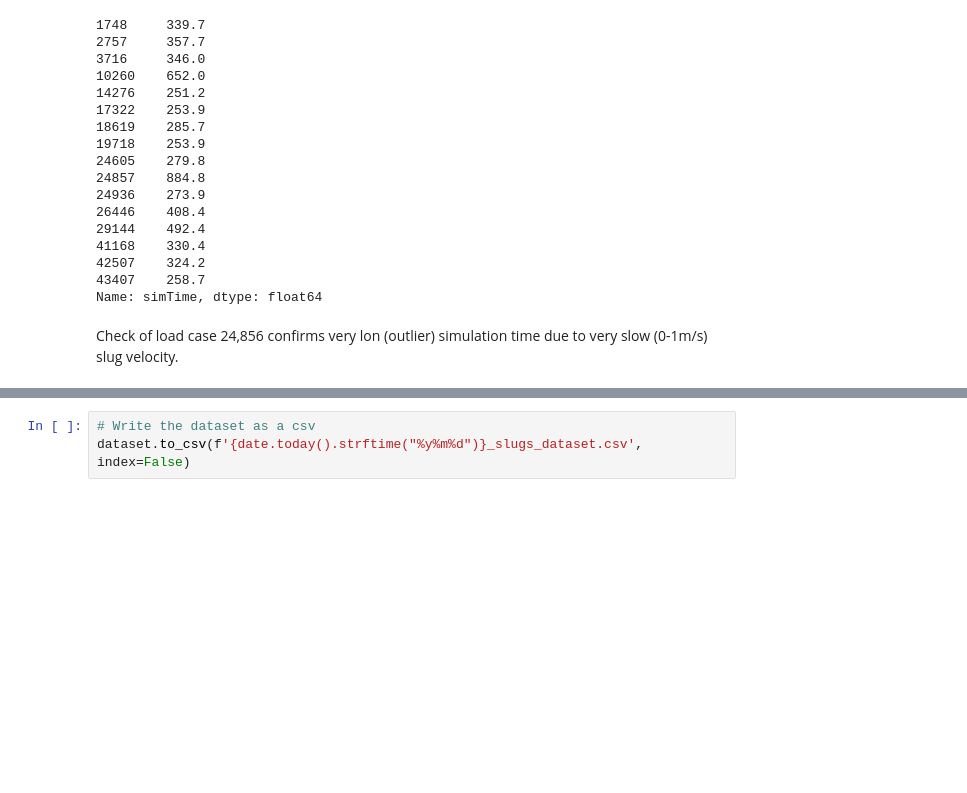
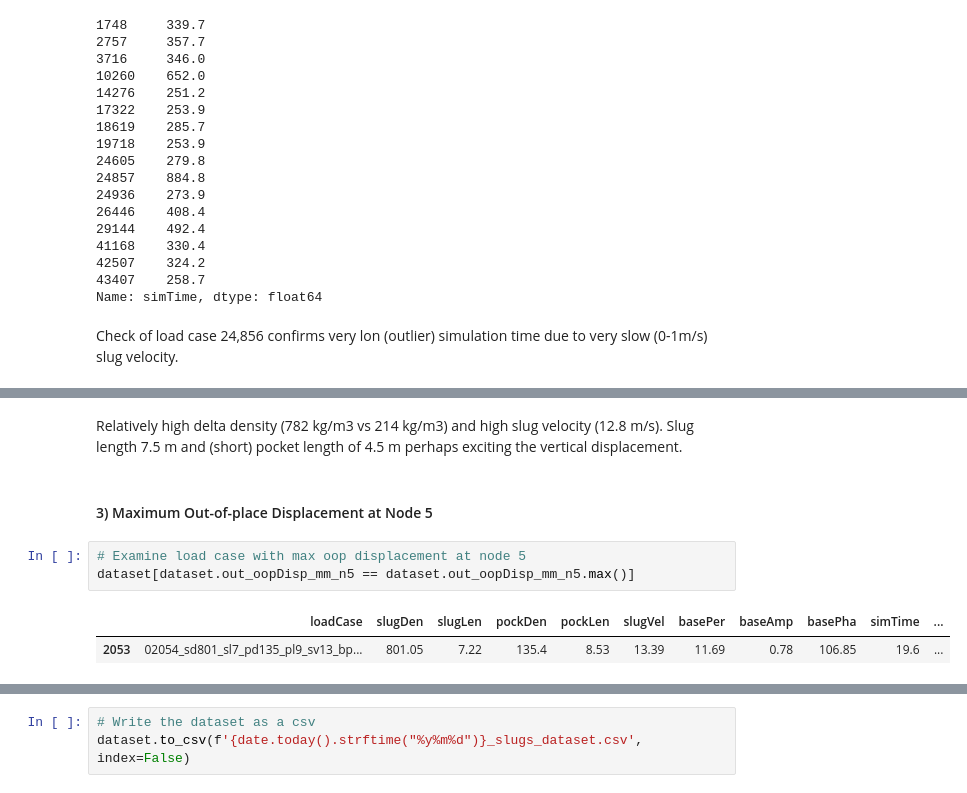
Before and after one commit to 3minuterecord/slug_spools, a Jupyter notebook: collate_fea_results.ipynb, the cells around one changed output, grey strips where cells are left out. Cells and saved outputs as stored; diff of their text form; blank space fills up the shorter version.

```diff
--- a/collate_fea_results.ipynb
+++ b/collate_fea_results.ipynb
@@ -197,0 +220,10 @@ date.today().strftime("%y%m%d")
+# %% [markdown]
+Relatively high delta density (782 kg/m3 vs 214 kg/m3) and high slug velocity (12.8 m/s).  Slug length 7.5 m and (short) pocket length of 4.5 m perhaps exciting the vertical displacement.
+# %% [markdown]
+#### 3) Maximum Out-of-place Displacement at Node 5
+# %%
+# Examine load case with max oop displacement at node 5
+dataset[dataset.out_oopDisp_mm_n5 == dataset.out_oopDisp_mm_n5.max()]
+# %% [output]
+|  | loadCase | slugDen | slugLen | pockDen | pockLen | slugVel | basePer | baseAmp | basePha | simTime | ... |
+| 2053 | 02054_sd801_sl7_pd135_pl9_sv13_bp... | 801.05 | 7.22 | 135.4 | 8.53 | 13.39 | 11.69 | 0.78 | 106.85 | 19.6 | ... |
```
Also changed, not shown: parts of 16 cells of this notebook, 1 other file.
